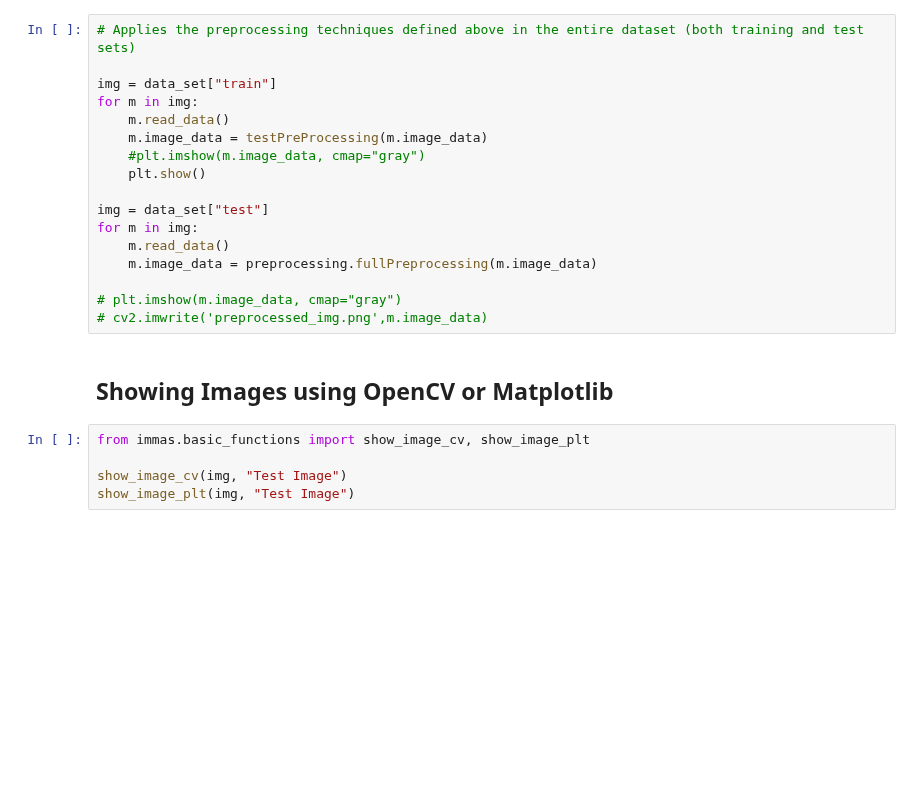
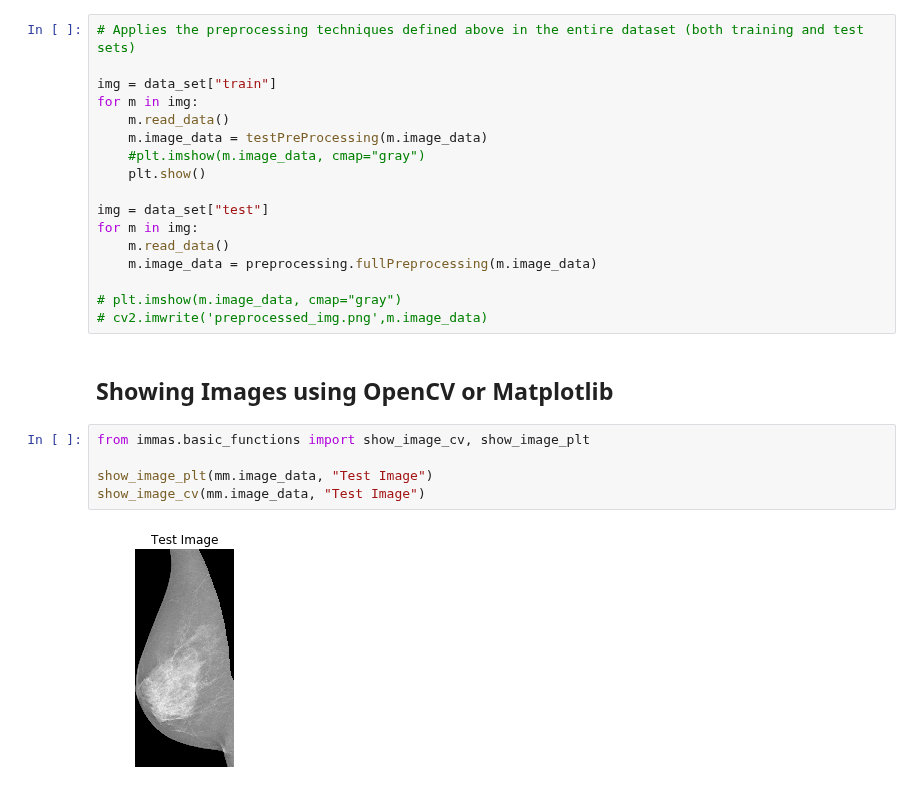
Before and after one commit to OlehKSS/IMMAS, a Jupyter notebook: examples/BasicFunctionality.ipynb, the cells around one changed output. Saved outputs shown, nothing was run; the diff lists cells and outputs as text; blank space fills up the shorter version.

```diff
--- a/examples/BasicFunctionality.ipynb
+++ b/examples/BasicFunctionality.ipynb
@@ -138,5 +138,7 @@ for m in img:
 # %%
 from immas.basic_functions import show_image_cv, show_image_plt
 
-show_image_cv(img, "Test Image")
-show_image_plt(img, "Test Image")
+show_image_plt(mm.image_data, "Test Image")
+show_image_cv(mm.image_data, "Test Image")
+# %% [output]
+[figure, added]
```
Also changed, not shown: parts of 2 cells of this notebook, 1 other file.
